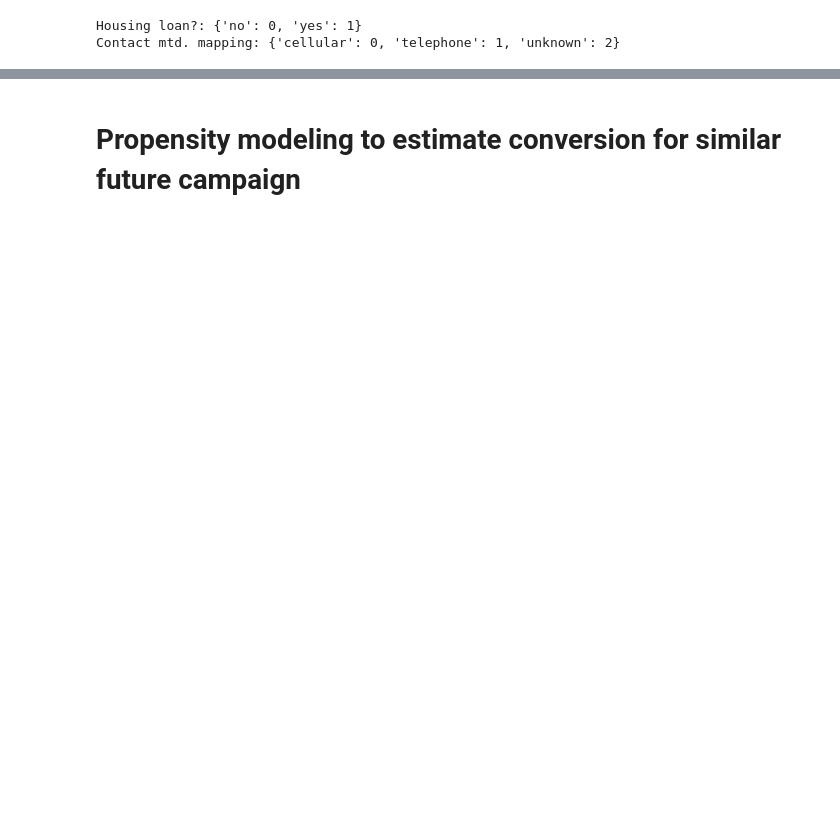
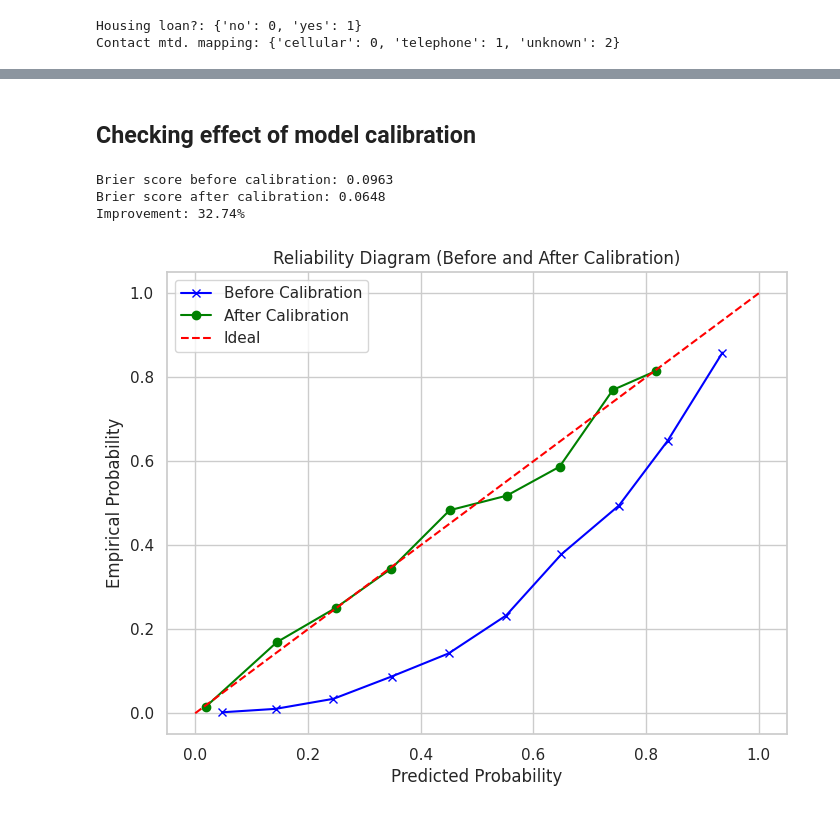
Before and after one commit to munas-git/BankCampaign-Propensity, a Jupyter notebook: term-deposits-optimal-marketing-targets.ipynb, the cells around one changed output, grey strips where cells are left out. Drawn from its saved outputs; the diff is of its cells as text; code cells hidden in the pictures; blank space fills up the shorter version.

```diff
--- a/term-deposits-optimal-marketing-targets.ipynb
+++ b/term-deposits-optimal-marketing-targets.ipynb
@@ -451,2 +498,0 @@ The SHAP plot above provides a more detailed explanation of feature contribution
-# %% [markdown]
-# Propensity modeling to estimate conversion for similar future campaign
@@ -490,0 +499,35 @@ The SHAP plot above provides a more detailed explanation of feature contribution
+# %% [markdown]
+## Checking effect of model calibration
+# %%
+calibrated_model = CalibratedClassifierCV(rf_model, cv = 'prefit', method = 'sigmoid')
+calibrated_model.fit(X_calib, y_calib)
+
+y_proba_uncalibrated = rf_model.predict_proba(X_test)[:, 1]
+y_proba_calibrated = calibrated_model.predict_proba(X_test)[:, 1]
+
+plt.figure(figsize = (8, 6))
+prob_true_before, prob_pred_before = calibration_curve(y_test, y_proba_uncalibrated, n_bins = 10)
+prob_true_after, prob_pred_after = calibration_curve(y_test, y_proba_calibrated, n_bins = 10)
+
+plt.plot(prob_pred_before, prob_true_before, marker = 'x', label = 'Before Calibration', color = 'blue')
+plt.plot(prob_pred_after, prob_true_after, marker = 'o', label = 'After Calibration', color = 'green')
+plt.plot([0, 1], [0, 1], linestyle = '--', label = 'Ideal', color = 'red')
+
+plt.title('Reliability Diagram (Before and After Calibration)')
+plt.xlabel('Predicted Probability')
+plt.ylabel('Empirical Probability')
+plt.legend()
+plt.grid(True)
+
+brier_before = brier_score_loss(y_test, y_proba_uncalibrated)
+brier_after = brier_score_loss(y_test, y_proba_calibrated)
+print(f'Brier score before calibration: {brier_before:.4f}')
+print(f'Brier score after calibration: {brier_after:.4f}')
+print(f'Improvement: {(1 - brier_after/brier_before) * 100:.2f}%')
+
+plt.show()
+# %% [output]
+Brier score before calibration: 0.0963
+Brier score after calibration: 0.0648
+Improvement: 32.74%
+[figure, added]
```
Also changed, not shown: parts of 19 cells of this notebook.
